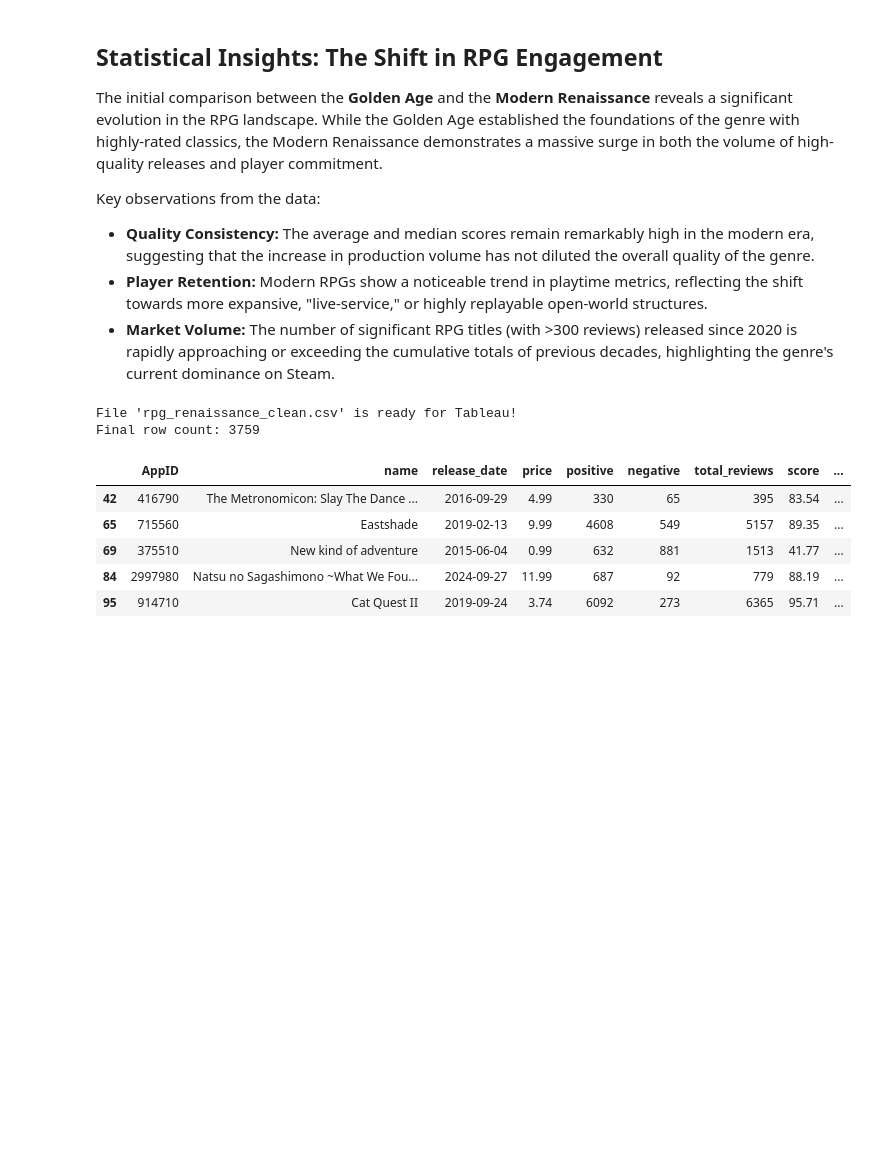
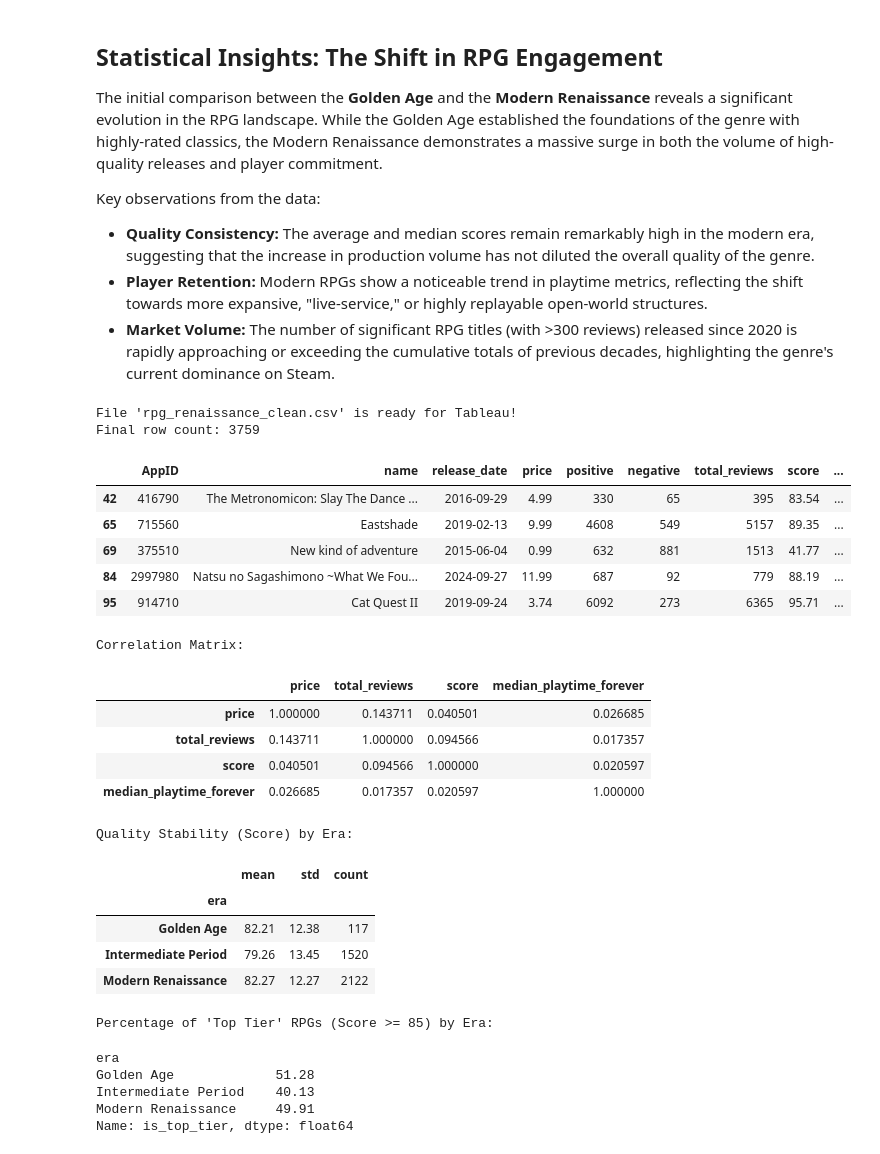
Before and after one commit to BorutaAx/Steam-RPG-analysis-portfolio-project, a Jupyter notebook: rpg_analysis.ipynb, the cells around one changed output. Cells and saved outputs as stored; diff of their text form; code cells hidden in the pictures; blank space fills up the shorter version.

Commit message:
Added statistical analysis and updated markdown commentary

```diff
--- a/rpg_analysis.ipynb
+++ b/rpg_analysis.ipynb
@@ -197,31 +191,68 @@ Key observations from the data:
 # %%
 # Creating a labeling function for Eras
 def assign_era(release_date):
     year = release_date.year
     if year <= 2010:
         return 'Golden Age'
     elif year >= 2020:
         return 'Modern Renaissance'
     else:
         return 'Intermediate Period'
 
 # Applying the labels to our RPG dataset
 df_rpg['era'] = df_rpg['release_date'].apply(assign_era)
 
-# Final export to CSV for Tableau
-# We save it without the index to keep the file clean
-df_rpg.to_csv('rpg_renaissance_clean.csv', index=False)
-
 print("File 'rpg_renaissance_clean.csv' is ready for Tableau!")
 print(f"Final row count: {len(df_rpg)}")
 display(df_rpg.head())
+
+# Correlation Analysis - checking if price or popularity (reviews) correlates with quality (score). This helps answer if "higher budget/price" leads to better player reception.
+correlations = df_rpg[['price', 'total_reviews', 'score', 'median_playtime_forever']].corr()
+
+print("Correlation Matrix:")
+display(correlations)
+
+# Quality Stability - checking consistency through Standard Deviation. A lower Standard Deviation (std) suggests that the quality of games in that era is more consistent.
+era_stability = df_rpg.groupby('era')['score'].agg(['mean', 'std', 'count']).round(2)
+
+print("\nQuality Stability (Score) by Era:")
+display(era_stability)
+
+# Hit Rate Analysis - what percentage of games are considered "Top Tier" (Score >= 85). This metric defines the "success rate" of the genre in each period
+top_tier_threshold = 85
+df_rpg['is_top_tier'] = df_rpg['score'] >= top_tier_threshold
+
+top_tier_ratio = df_rpg.groupby('era')['is_top_tier'].mean() * 100
+print("\nPercentage of 'Top Tier' RPGs (Score >= 85) by Era:")
+display(top_tier_ratio.round(2))
+
+# Final export to CSV for Tableau. We save it without the index to keep the file clean.
+df_rpg.to_csv('rpg_renaissance_clean.csv', index=False)
 # %% [output]
 File 'rpg_renaissance_clean.csv' is ready for Tableau!
 Final row count: 3759
 |  | AppID | name | release_date | price | positive | negative | total_reviews | score | ... |
 | 42 | 416790 | The Metronomicon: Slay The Dance ... | 2016-09-29 | 4.99 | 330 | 65 | 395 | 83.54 | ... |
 | 65 | 715560 | Eastshade | 2019-02-13 | 9.99 | 4608 | 549 | 5157 | 89.35 | ... |
 | 69 | 375510 | New kind of adventure | 2015-06-04 | 0.99 | 632 | 881 | 1513 | 41.77 | ... |
 | 84 | 2997980 | Natsu no Sagashimono ~What We Fou... | 2024-09-27 | 11.99 | 687 | 92 | 779 | 88.19 | ... |
 | 95 | 914710 | Cat Quest II | 2019-09-24 | 3.74 | 6092 | 273 | 6365 | 95.71 | ... |
+Correlation Matrix:
+|  | price | total_reviews | score | median_playtime_forever |
+| price | 1.000000 | 0.143711 | 0.040501 | 0.026685 |
+| total_reviews | 0.143711 | 1.000000 | 0.094566 | 0.017357 |
+| score | 0.040501 | 0.094566 | 1.000000 | 0.020597 |
+| median_playtime_forever | 0.026685 | 0.017357 | 0.020597 | 1.000000 |
+Quality Stability (Score) by Era:
+|  | mean | std | count |
+| era |  |  |  |
+| Golden Age | 82.21 | 12.38 | 117 |
+| Intermediate Period | 79.26 | 13.45 | 1520 |
+| Modern Renaissance | 82.27 | 12.27 | 2122 |
+Percentage of 'Top Tier' RPGs (Score >= 85) by Era:
+era
+Golden Age             51.28
+Intermediate Period    40.13
+Modern Renaissance     49.91
+Name: is_top_tier, dtype: float64
 # %% [markdown]
```
Also changed, not shown: parts of 3 cells of this notebook, 1 other file.
